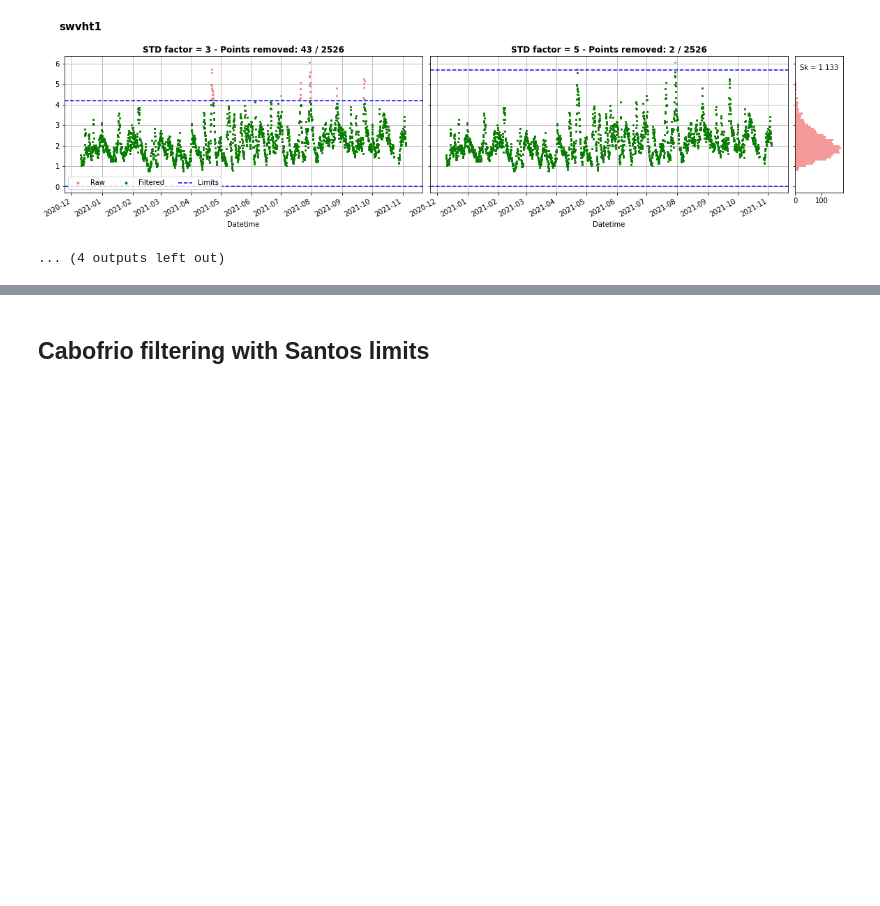
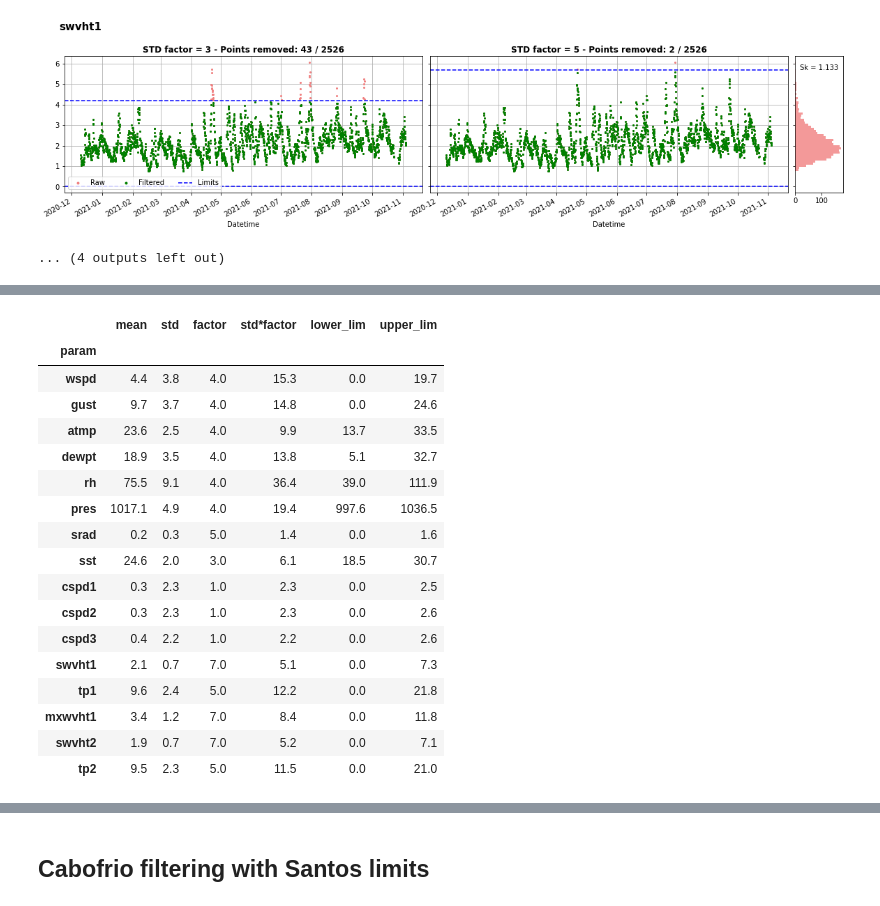
Before and after one commit to PNBOIA-Brasil/pnboia_qc, a Jupyter notebook: notebooks/outlier_limits_generation/buoys/santos_qc.ipynb, the cells around one changed output, grey strips where cells are left out. Cells and saved outputs as stored; diff of their text form; code cells hidden in the pictures; blank space fills up the shorter version.

```diff
--- a/notebooks/outlier_limits_generation/buoys/santos_qc.ipynb
+++ b/notebooks/outlier_limits_generation/buoys/santos_qc.ipynb
@@ -526,0 +590,46 @@ for param in bmosantos_notdir:
+# %%
+# DATAFRAME WITH DEFINITIVE FACTORS AND OUTLIER LIMITS
+
+factors = {
+    'wspd': 4,
+    'gust': 4,
+    'atmp': 4,
+    'rh': 4,
+    'dewpt': 4,
+    'pres': 4,
+    'sst': 3,
+    'srad': 5,
+    'cspd1': 1,
+    'cspd2': 1,
+    'cspd3': 1,
+    'swvht1': 7,
+    'mxwvht1': 7,
+    'tp1': 5,
+    'swvht2': 7,
+    'tp2': 5,
+    }
+
+bmosantos_out_lims_df = gen_outlier_lim(data=bmosantos,
+                                     buoy_name='bmo_santos',
+                                     std_factor=factors).round(1).dropna()
+# %%
+bmosantos_out_lims_df
+# %% [output]
+|  | mean | std | factor | std*factor | lower_lim | upper_lim |
+| param |  |  |  |  |  |  |
+| wspd | 4.4 | 3.8 | 4.0 | 15.3 | 0.0 | 19.7 |
+| gust | 9.7 | 3.7 | 4.0 | 14.8 | 0.0 | 24.6 |
+| atmp | 23.6 | 2.5 | 4.0 | 9.9 | 13.7 | 33.5 |
+| dewpt | 18.9 | 3.5 | 4.0 | 13.8 | 5.1 | 32.7 |
+| rh | 75.5 | 9.1 | 4.0 | 36.4 | 39.0 | 111.9 |
+| pres | 1017.1 | 4.9 | 4.0 | 19.4 | 997.6 | 1036.5 |
+| srad | 0.2 | 0.3 | 5.0 | 1.4 | 0.0 | 1.6 |
+| sst | 24.6 | 2.0 | 3.0 | 6.1 | 18.5 | 30.7 |
+| cspd1 | 0.3 | 2.3 | 1.0 | 2.3 | 0.0 | 2.5 |
+| cspd2 | 0.3 | 2.3 | 1.0 | 2.3 | 0.0 | 2.6 |
+| cspd3 | 0.4 | 2.2 | 1.0 | 2.2 | 0.0 | 2.6 |
+| swvht1 | 2.1 | 0.7 | 7.0 | 5.1 | 0.0 | 7.3 |
+| tp1 | 9.6 | 2.4 | 5.0 | 12.2 | 0.0 | 21.8 |
+| mxwvht1 | 3.4 | 1.2 | 7.0 | 8.4 | 0.0 | 11.8 |
+| swvht2 | 1.9 | 0.7 | 7.0 | 5.2 | 0.0 | 7.1 |
+| tp2 | 9.5 | 2.3 | 5.0 | 11.5 | 0.0 | 21.0 |
```
Also changed, not shown: parts of 6 cells of this notebook.
